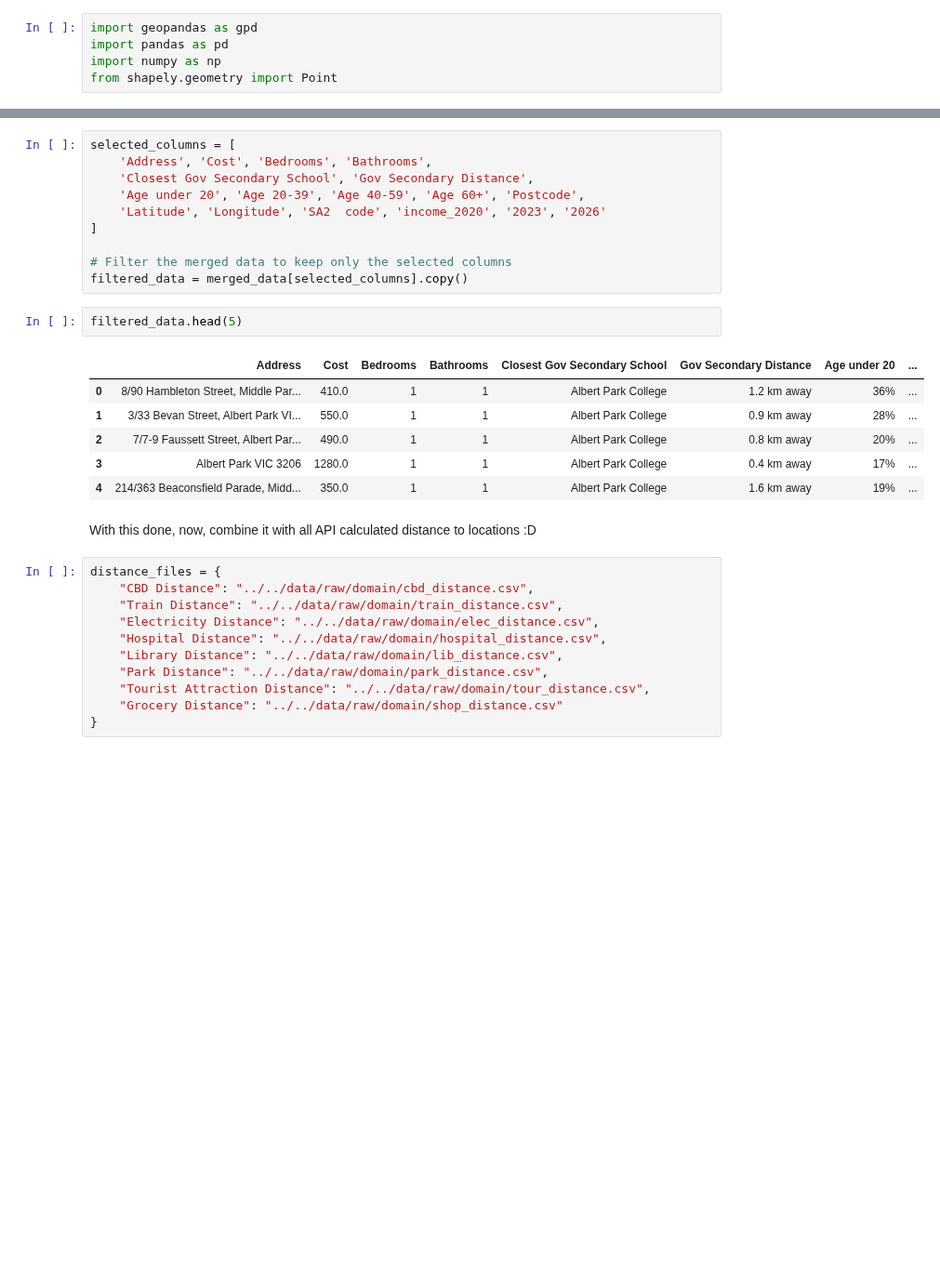
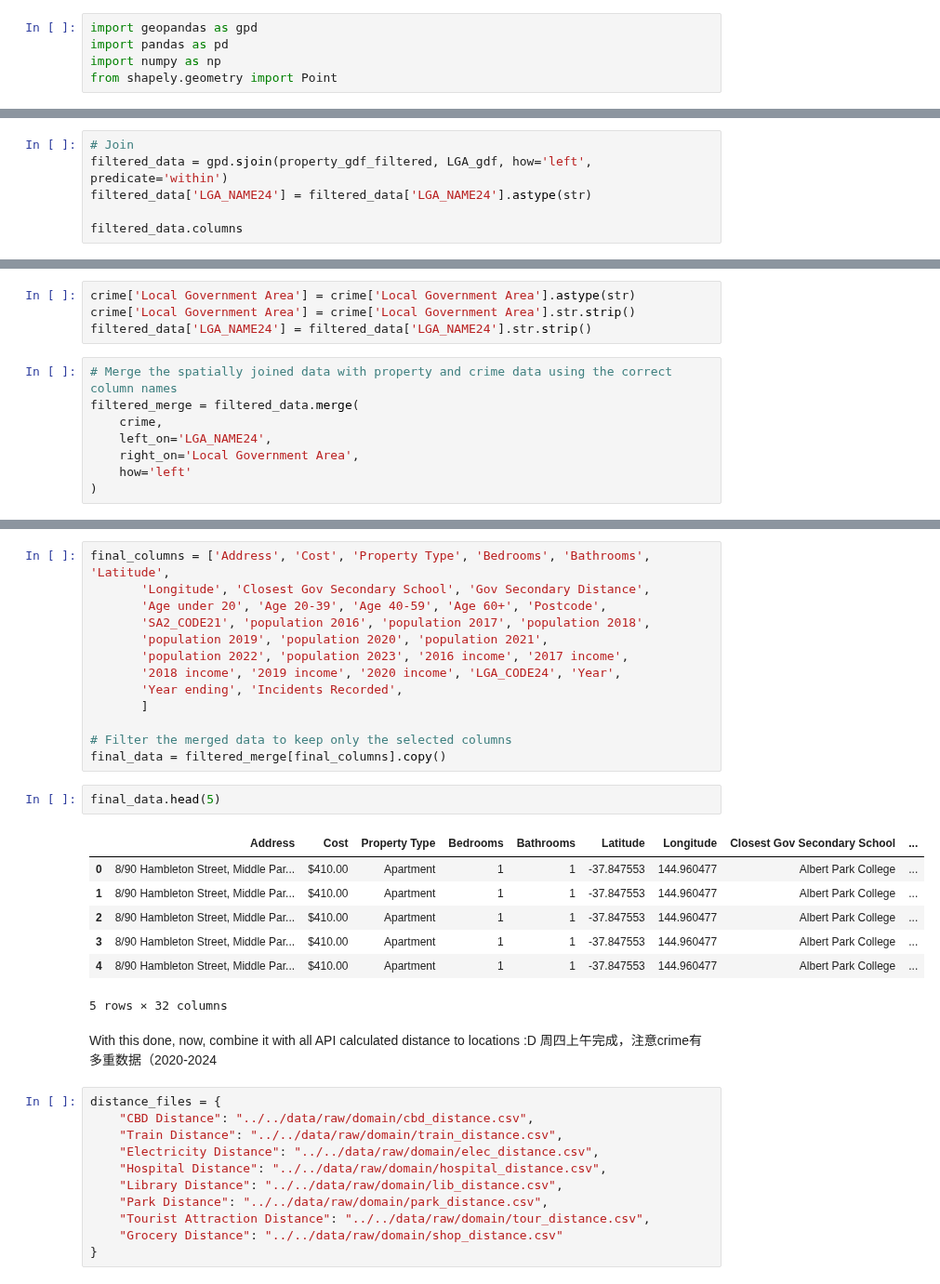
Before and after one commit to MAST30034-AppliedDataScience/project-2-group-real-estate-industry-project-1, a Jupyter notebook: notebooks/3_individual_data/0_merge_data.ipynb, the cells around one changed output, grey strips where cells are left out. Shown at 93% size. Drawn from its saved outputs; the diff is of its cells as text; blank space fills up the shorter version.

```diff
--- a/notebooks/3_individual_data/0_merge_data.ipynb
+++ b/notebooks/3_individual_data/0_merge_data.ipynb
@@ -119,0 +287,6 @@ print(merged_data.head())
+# %%
+# Join
+filtered_data = gpd.sjoin(property_gdf_filtered, LGA_gdf, how='left', predicate='within')
+filtered_data['LGA_NAME24'] = filtered_data['LGA_NAME24'].astype(str)
+
+filtered_data.columns
@@ -119,0 +304,12 @@ print(merged_data.head())
+# %%
+crime['Local Government Area'] = crime['Local Government Area'].astype(str)
+crime['Local Government Area'] = crime['Local Government Area'].str.strip()
+filtered_data['LGA_NAME24'] = filtered_data['LGA_NAME24'].str.strip()
+# %%
+# Merge the spatially joined data with property and crime data using the correct column names
+filtered_merge = filtered_data.merge(
+    crime,
+    left_on='LGA_NAME24',
+    right_on='Local Government Area',
+    how='left'
+)
@@ -120,24 +331,29 @@ print(merged_data.head())
 # %%
-selected_columns = [
-    'Address', 'Cost', 'Bedrooms', 'Bathrooms',
-    'Closest Gov Secondary School', 'Gov Secondary Distance',
-    'Age under 20', 'Age 20-39', 'Age 40-59', 'Age 60+', 'Postcode',
-    'Latitude', 'Longitude', 'SA2  code', 'income_2020', '2023', '2026'
-]
+final_columns = ['Address', 'Cost', 'Property Type', 'Bedrooms', 'Bathrooms', 'Latitude',
+       'Longitude', 'Closest Gov Secondary School', 'Gov Secondary Distance',
+       'Age under 20', 'Age 20-39', 'Age 40-59', 'Age 60+', 'Postcode',
+       'SA2_CODE21', 'population 2016', 'population 2017', 'population 2018',
+       'population 2019', 'population 2020', 'population 2021',
+       'population 2022', 'population 2023', '2016 income', '2017 income',
+       '2018 income', '2019 income', '2020 income', 'LGA_CODE24', 'Year',
+       'Year ending', 'Incidents Recorded',
+       ]
 
 # Filter the merged data to keep only the selected columns
-filtered_data = merged_data[selected_columns].copy()
+final_data = filtered_merge[final_columns].copy()
 # %%
-filtered_data.head(5)
+final_data.head(5)
 # %% [output]
-|  | Address | Cost | Bedrooms | Bathrooms | Closest Gov Secondary School | Gov Secondary Distance | Age under 20 | ... |
-| 0 | 8/90 Hambleton Street, Middle Par... | 410.0 | 1 | 1 | Albert Park College | 1.2 km away | 36% | ... |
-| 1 | 3/33 Bevan Street, Albert Park VI... | 550.0 | 1 | 1 | Albert Park College | 0.9 km away | 28% | ... |
-| 2 | 7/7-9 Faussett Street, Albert Par... | 490.0 | 1 | 1 | Albert Park College | 0.8 km away | 20% | ... |
-| 3 | Albert Park VIC 3206 | 1280.0 | 1 | 1 | Albert Park College | 0.4 km away | 17% | ... |
-| 4 | 214/363 Beaconsfield Parade, Midd... | 350.0 | 1 | 1 | Albert Park College | 1.6 km away | 19% | ... |
+|  | Address | Cost | Property Type | Bedrooms | Bathrooms | Latitude | Longitude | Closest Gov Secondary School | ... |
+| 0 | 8/90 Hambleton Street, Middle Par... | $410.00 | Apartment | 1 | 1 | -37.847553 | 144.960477 | Albert Park College | ... |
+| 1 | 8/90 Hambleton Street, Middle Par... | $410.00 | Apartment | 1 | 1 | -37.847553 | 144.960477 | Albert Park College | ... |
+| 2 | 8/90 Hambleton Street, Middle Par... | $410.00 | Apartment | 1 | 1 | -37.847553 | 144.960477 | Albert Park College | ... |
+| 3 | 8/90 Hambleton Street, Middle Par... | $410.00 | Apartment | 1 | 1 | -37.847553 | 144.960477 | Albert Park College | ... |
+| 4 | 8/90 Hambleton Street, Middle Par... | $410.00 | Apartment | 1 | 1 | -37.847553 | 144.960477 | Albert Park College | ... |
+5 rows × 32 columns
 # %% [markdown]
 With this done, now, combine it with all API calculated distance to locations :D
+周四上午完成，注意crime有多重数据（2020-2024
 # %%
 distance_files = {
     "CBD Distance": "../../data/raw/domain/cbd_distance.csv",
```
Also changed, not shown: parts of 30 cells of this notebook.
